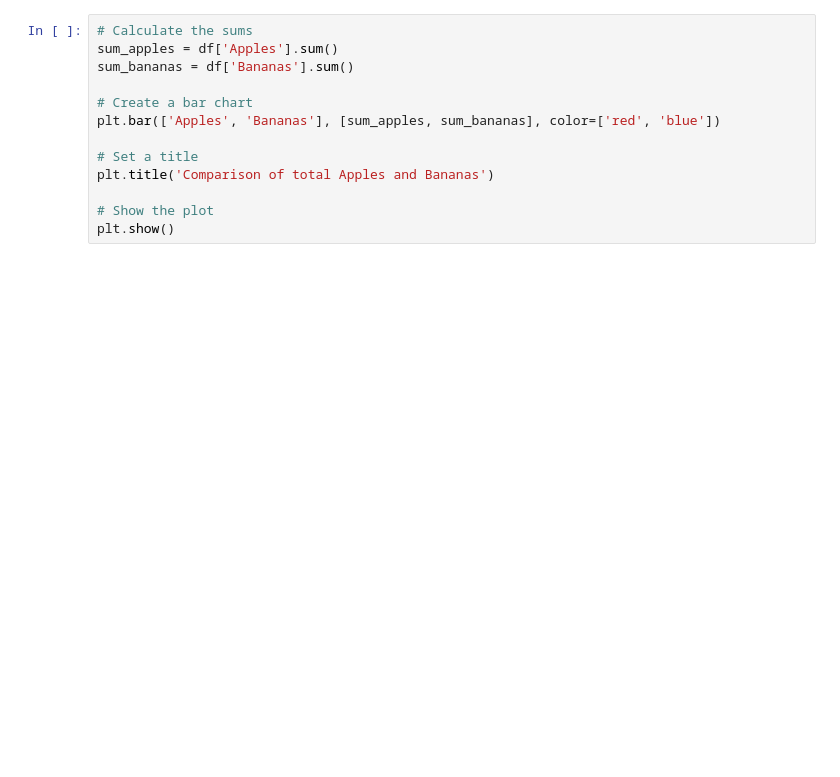
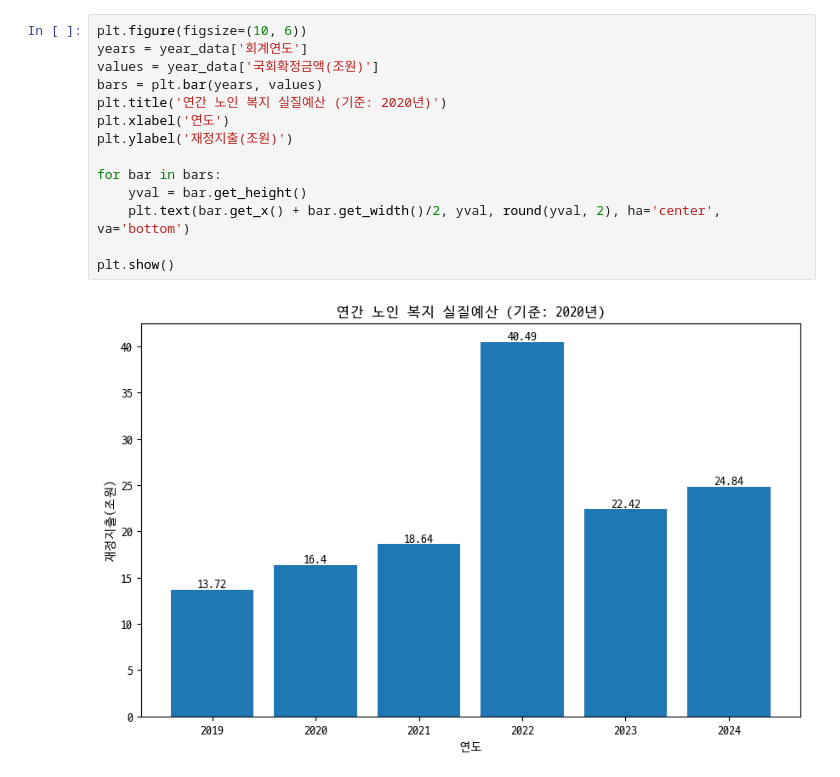
Before and after one commit to dev-zinc/digital_older_class, a Jupyter notebook: simple.ipynb, the cells around one changed output. Cells and saved outputs as stored; diff of their text form; blank space fills up the shorter version.

```diff
--- a/simple.ipynb
+++ b/simple.ipynb
@@ -23,13 +73,16 @@ Create graphs and visualizations that match your chosen color scheme.
 # %%
-# Calculate the sums
-sum_apples = df['Apples'].sum()
-sum_bananas = df['Bananas'].sum()
+plt.figure(figsize=(10, 6))
+years = year_data['회계연도']
+values = year_data['국회확정금액(조원)']
+bars = plt.bar(years, values)
+plt.title('연간 노인 복지 실질예산 (기준: 2020년)')
+plt.xlabel('연도')
+plt.ylabel('재정지출(조원)')
 
-# Create a bar chart
-plt.bar(['Apples', 'Bananas'], [sum_apples, sum_bananas], color=['red', 'blue'])
+for bar in bars:
+    yval = bar.get_height()
+    plt.text(bar.get_x() + bar.get_width()/2, yval, round(yval, 2), ha='center', va='bottom')
 
-# Set a title
-plt.title('Comparison of total Apples and Bananas')
-
-# Show the plot
 plt.show()
+# %% [output]
+[figure, added]
```
Also changed, not shown: parts of 8 cells of this notebook, 2 other files.
